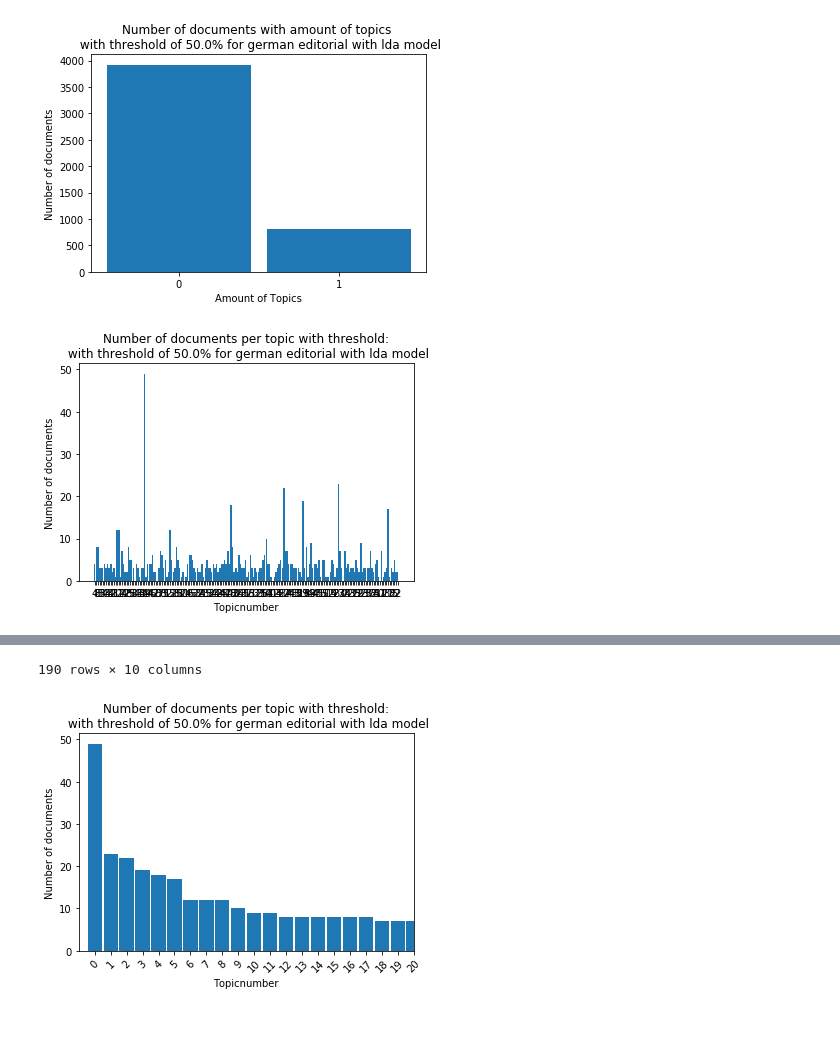
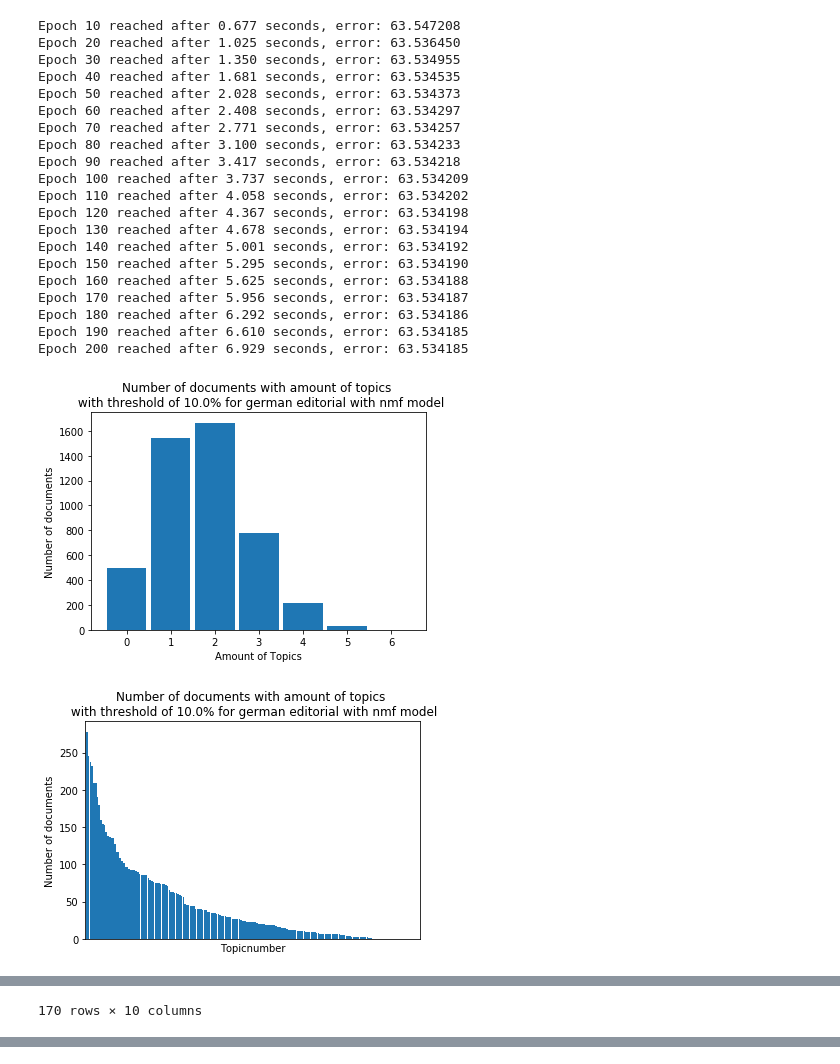
Before and after one commit to ga65duy/Topic-Modeling, a Jupyter notebook: notebooks/grafics/GrafikenFinal.ipynb, the cells around one changed output, grey strips where cells are left out. Saved outputs shown, nothing was run; the diff lists cells and outputs as text; code cells hidden in the pictures; blank space fills up the shorter version.

```diff
--- a/notebooks/grafics/GrafikenFinal.ipynb
+++ b/notebooks/grafics/GrafikenFinal.ipynb
@@ -118,16 +168,36 @@ vis.plot_amount_doc_per_topic(model,language,typetx,topicmodel,threshold, docume
 # %%
-model = "lda"
+model = "nmf"
 language = "german"
 typetx = "editorial"
-threshold = 0.5
+threshold = 0.1
 x_limit =20
 
 document_topic_matrix,topicmodel = vis.get_document_topic_matrix(model, language, typetx)
 k, v = vis.amount_topic_per_dokument(threshold, document_topic_matrix)
 vis.plot_amount_topic_per_document(model,language,typetx,threshold, k, v)
-vis.plot_amount_doc_per_topic(model,language,typetx,topicmodel,threshold, document_topic_matrix,x_limit, sorted = False)
+#vis.plot_amount_doc_per_topic(model,language,typetx,topicmodel,threshold, document_topic_matrix,x_limit, sorted = False)
 vis.plot_amount_doc_per_topic(model,language,typetx,topicmodel,threshold, document_topic_matrix,190,sorted = True)
 vis.plot_amount_doc_per_topic(model,language,typetx,topicmodel,threshold, document_topic_matrix,x_limit,sorted = True)
 # %% [output]
+Epoch 10 reached after 0.677 seconds, error: 63.547208
+Epoch 20 reached after 1.025 seconds, error: 63.536450
+Epoch 30 reached after 1.350 seconds, error: 63.534955
+Epoch 40 reached after 1.681 seconds, error: 63.534535
+Epoch 50 reached after 2.028 seconds, error: 63.534373
+Epoch 60 reached after 2.408 seconds, error: 63.534297
+Epoch 70 reached after 2.771 seconds, error: 63.534257
+Epoch 80 reached after 3.100 seconds, error: 63.534233
+Epoch 90 reached after 3.417 seconds, error: 63.534218
+Epoch 100 reached after 3.737 seconds, error: 63.534209
+Epoch 110 reached after 4.058 seconds, error: 63.534202
+Epoch 120 reached after 4.367 seconds, error: 63.534198
+Epoch 130 reached after 4.678 seconds, error: 63.534194
+Epoch 140 reached after 5.001 seconds, error: 63.534192
+Epoch 150 reached after 5.295 seconds, error: 63.534190
+Epoch 160 reached after 5.625 seconds, error: 63.534188
+Epoch 170 reached after 5.956 seconds, error: 63.534187
+Epoch 180 reached after 6.292 seconds, error: 63.534186
+Epoch 190 reached after 6.610 seconds, error: 63.534185
+Epoch 200 reached after 6.929 seconds, error: 63.534185
-[figure, old version]
+[figure, new version]
-[figure, old version]
+[figure, new version]
@@ -133,0 +221 @@ vis.plot_amount_doc_per_topic(model,language,typetx,topicmodel,threshold, docume
+170 rows × 10 columns
@@ -152,3 +223 @@ vis.plot_amount_doc_per_topic(model,language,typetx,topicmodel,threshold, docume
-190 rows × 10 columns
-[figure, removed]
 |  | 0 | 1 | 2 | 3 | 4 | 5 | 6 | 7 | 8 | 9 |
```
Also changed, not shown: parts of 17 cells of this notebook, 24 other files.
